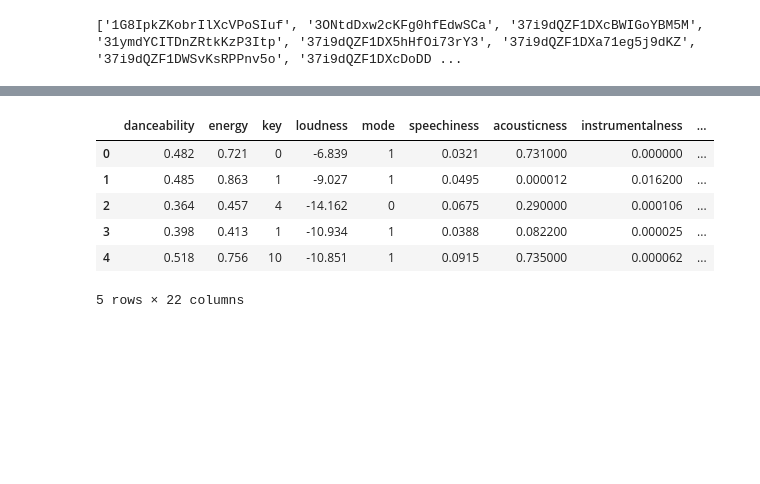
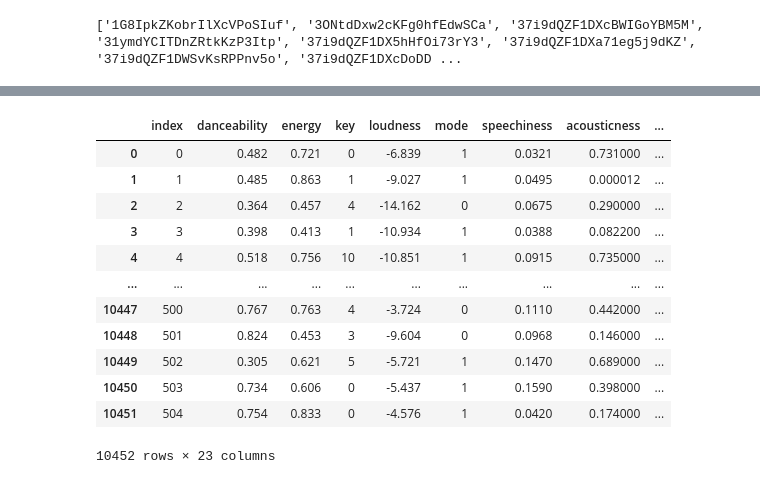
Before and after one commit to savicd710/Spoti-Find, a Jupyter notebook: spotify_music_data.ipynb, the cells around one changed output, grey strips where cells are left out. Cells and saved outputs as stored; diff of their text form; code cells hidden in the pictures; blank space fills up the shorter version.

```diff
--- a/spotify_music_data.ipynb
+++ b/spotify_music_data.ipynb
@@ -111,10 +106,26 @@ data.to_csv('./data/music_data')
-# %%
-data.head()
-# %% [output]
-|  | danceability | energy | key | loudness | mode | speechiness | acousticness | instrumentalness | ... |
-| 0 | 0.482 | 0.721 | 0 | -6.839 | 1 | 0.0321 | 0.731000 | 0.000000 | ... |
-| 1 | 0.485 | 0.863 | 1 | -9.027 | 1 | 0.0495 | 0.000012 | 0.016200 | ... |
-| 2 | 0.364 | 0.457 | 4 | -14.162 | 0 | 0.0675 | 0.290000 | 0.000106 | ... |
-| 3 | 0.398 | 0.413 | 1 | -10.934 | 1 | 0.0388 | 0.082200 | 0.000025 | ... |
-| 4 | 0.518 | 0.756 | 10 | -10.851 | 1 | 0.0915 | 0.735000 | 0.000062 | ... |
-5 rows × 22 columns
+# %%
+tenk_data = pd.read_csv('./data/10k_data')
+data = pd.read_csv('./data/other_song_data')
+# %%
+data.drop(columns='Unnamed: 0', inplace=True)
+tenk_data.drop(columns='Unnamed: 0', inplace=True)
+# %%
+all_data = pd.concat([tenk_data, data])
+# %%
+all_data.reset_index(inplace=True)
+# %%
+all_data
+# %% [output]
+|  | index | danceability | energy | key | loudness | mode | speechiness | acousticness | ... |
+| 0 | 0 | 0.482 | 0.721 | 0 | -6.839 | 1 | 0.0321 | 0.731000 | ... |
+| 1 | 1 | 0.485 | 0.863 | 1 | -9.027 | 1 | 0.0495 | 0.000012 | ... |
+| 2 | 2 | 0.364 | 0.457 | 4 | -14.162 | 0 | 0.0675 | 0.290000 | ... |
+| 3 | 3 | 0.398 | 0.413 | 1 | -10.934 | 1 | 0.0388 | 0.082200 | ... |
+| 4 | 4 | 0.518 | 0.756 | 10 | -10.851 | 1 | 0.0915 | 0.735000 | ... |
+| ... | ... | ... | ... | ... | ... | ... | ... | ... | ... |
+| 10447 | 500 | 0.767 | 0.763 | 4 | -3.724 | 0 | 0.1110 | 0.442000 | ... |
+| 10448 | 501 | 0.824 | 0.453 | 3 | -9.604 | 0 | 0.0968 | 0.146000 | ... |
+| 10449 | 502 | 0.305 | 0.621 | 5 | -5.721 | 1 | 0.1470 | 0.689000 | ... |
+| 10450 | 503 | 0.734 | 0.606 | 0 | -5.437 | 1 | 0.1590 | 0.398000 | ... |
+| 10451 | 504 | 0.754 | 0.833 | 0 | -4.576 | 1 | 0.0420 | 0.174000 | ... |
+10452 rows × 23 columns
```
Also changed, not shown: parts of 7 cells of this notebook, 2 other files.
